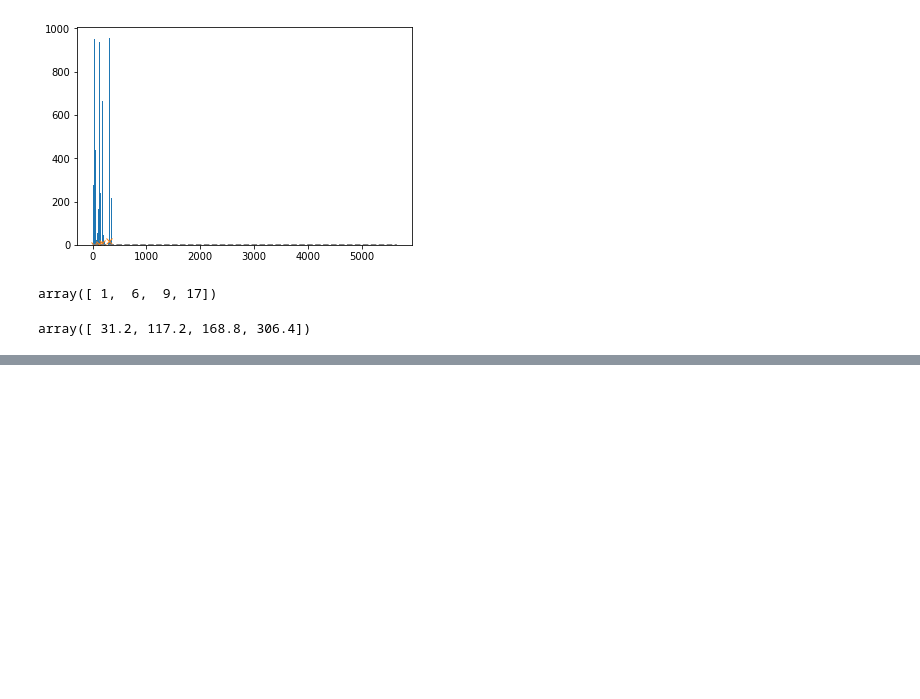
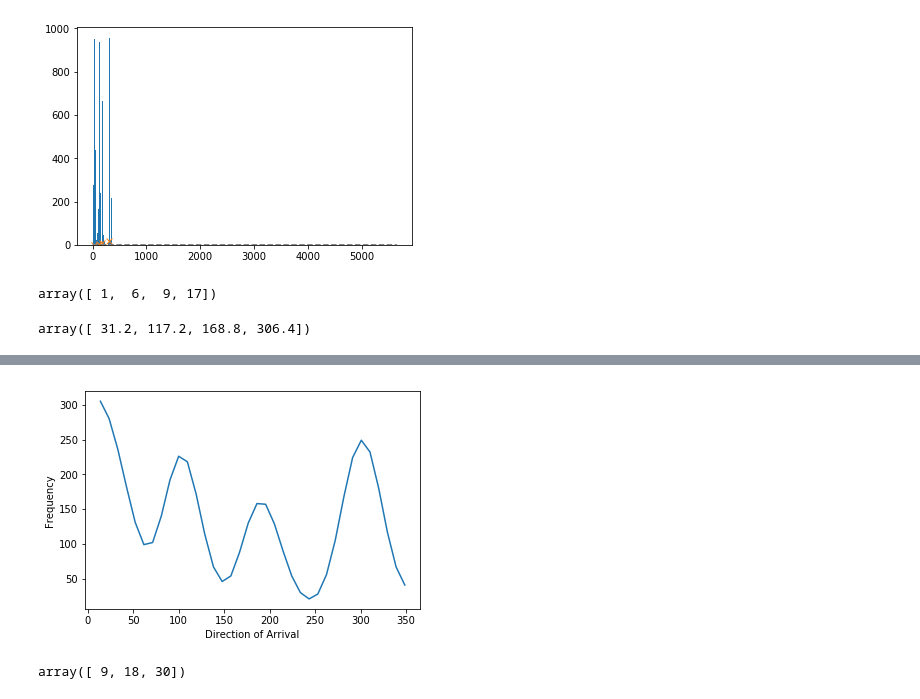
Before and after one commit to pankajchejara23/pydoa, a Jupyter notebook: Test place.ipynb, the cells around one changed output, grey strips where cells are left out. Drawn from its saved outputs; the diff is of its cells as text; code cells hidden in the pictures; blank space fills up the shorter version.

```diff
--- a/Test place.ipynb
+++ b/Test place.ipynb
@@ -58,0 +77,5 @@ array([ 31.2, 117.2, 168.8, 306.4])
+# %%
+d.getPeakDegree()
+# %% [output]
+[figure, added]
+array([ 9, 18, 30])
```
Also changed, not shown: parts of 11 cells of this notebook, 4 other files.
